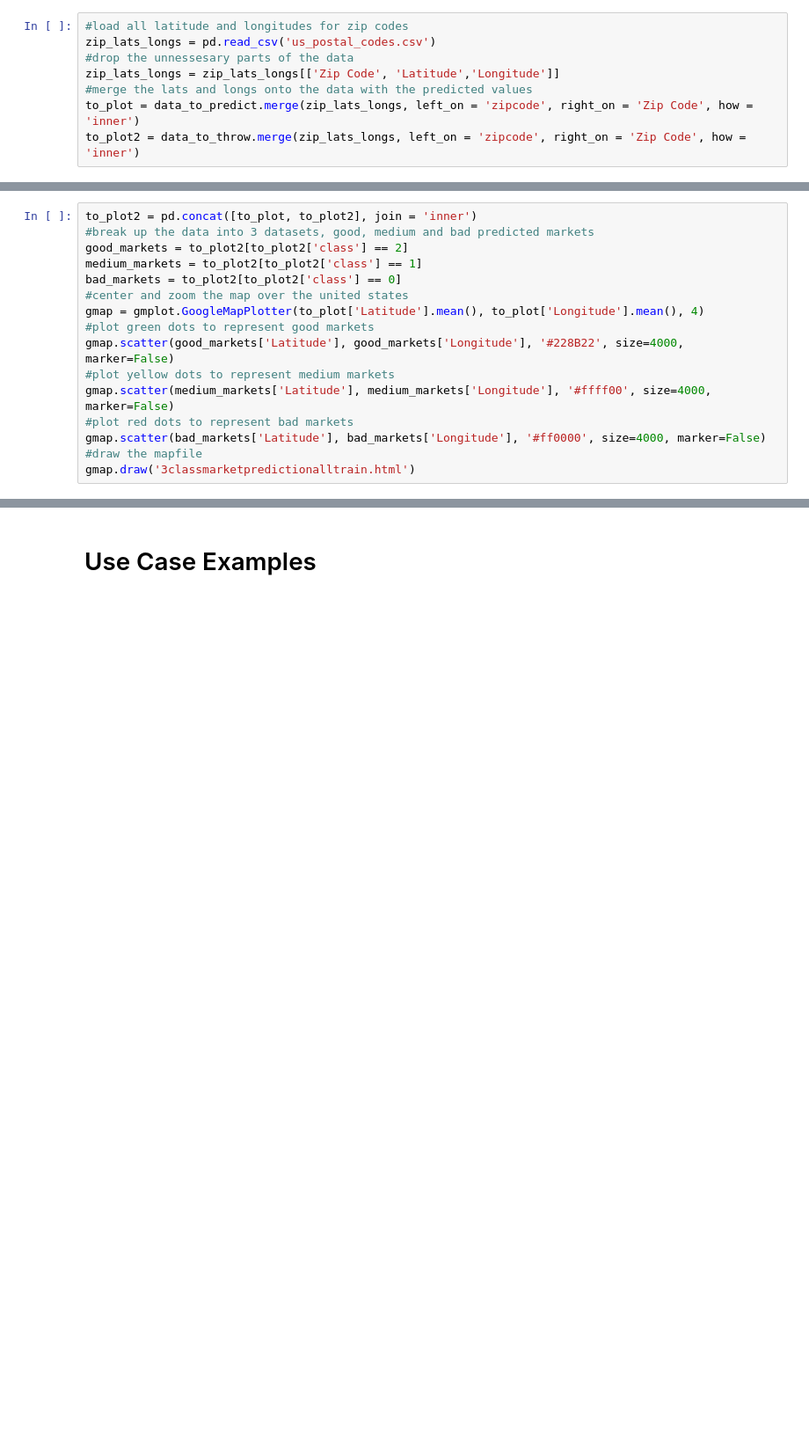
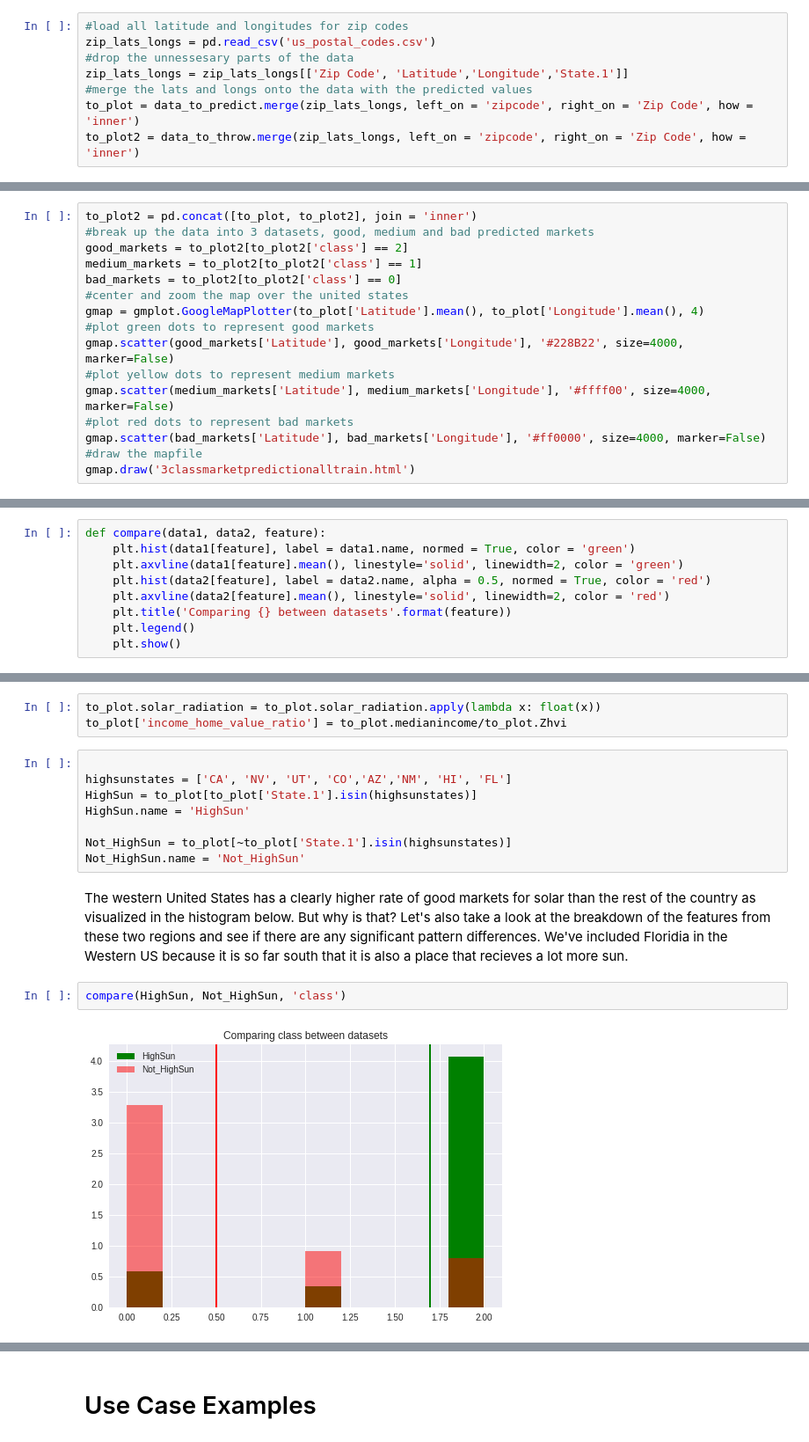
Before and after one commit to gurkpet/Solar-Panel-Market-Modeling, a Jupyter notebook: Solar Project.ipynb, the cells around one changed output, grey strips where cells are left out. Shown: that part at 88% size. Cells and saved outputs as stored; diff of their text form; blank space fills up the shorter version.

```diff
--- a/Solar Project.ipynb
+++ b/Solar Project.ipynb
@@ -461,7 +461,7 @@ data_to_throw['class'] = gbc.predict(X_2)
 #load all latitude and longitudes for zip codes
 zip_lats_longs = pd.read_csv('us_postal_codes.csv')
 #drop the unnessesary parts of the data
-zip_lats_longs = zip_lats_longs[['Zip Code', 'Latitude','Longitude']]
+zip_lats_longs = zip_lats_longs[['Zip Code', 'Latitude','Longitude','State.1']]
 #merge the lats and longs onto the data with the predicted values
 to_plot = data_to_predict.merge(zip_lats_longs, left_on = 'zipcode', right_on = 'Zip Code', how = 'inner')
 to_plot2 = data_to_throw.merge(zip_lats_longs, left_on = 'zipcode', right_on = 'Zip Code', how = 'inner')
@@ -501,0 +504,9 @@ gmap.draw('3classmarketpredictionalltrain.html')
+# %%
+def compare(data1, data2, feature):
+    plt.hist(data1[feature], label = data1.name, normed = True, color = 'green')
+    plt.axvline(data1[feature].mean(), linestyle='solid', linewidth=2, color = 'green')
+    plt.hist(data2[feature], label = data2.name, alpha = 0.5, normed = True, color = 'red')
+    plt.axvline(data2[feature].mean(), linestyle='solid', linewidth=2, color = 'red')
+    plt.title('Comparing {} between datasets'.format(feature))
+    plt.legend()
+    plt.show()
@@ -501,0 +524,17 @@ gmap.draw('3classmarketpredictionalltrain.html')
+# %%
+to_plot.solar_radiation = to_plot.solar_radiation.apply(lambda x: float(x))
+to_plot['income_home_value_ratio'] = to_plot.medianincome/to_plot.Zhvi
+# %%
+
+highsunstates = ['CA', 'NV', 'UT', 'CO','AZ','NM', 'HI', 'FL']
+HighSun = to_plot[to_plot['State.1'].isin(highsunstates)]
+HighSun.name = 'HighSun'
+
+Not_HighSun = to_plot[~to_plot['State.1'].isin(highsunstates)]
+Not_HighSun.name = 'Not_HighSun'
+# %% [markdown]
+The western United States has a clearly higher rate of good markets for solar than the rest of the country as visualized in the histogram below.  But why is that?  Let's also take a look at the breakdown of the features from these two regions and see if there are any significant pattern differences. We've included Floridia in the Western US because it is so far south that it is also a place that recieves a lot more sun.
+# %%
+compare(HighSun, Not_HighSun, 'class')
+# %% [output]
+[figure, added]
```
Also changed, not shown: parts of 39 cells of this notebook, 3 other files.
